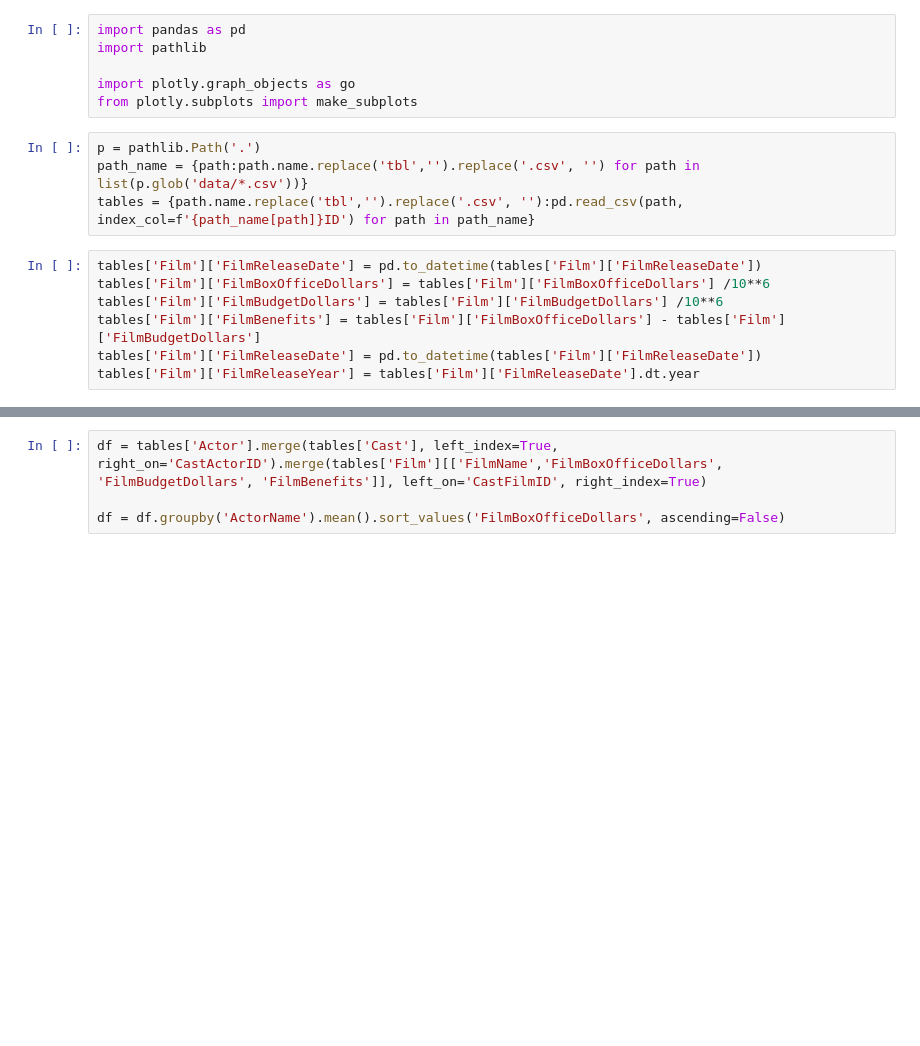
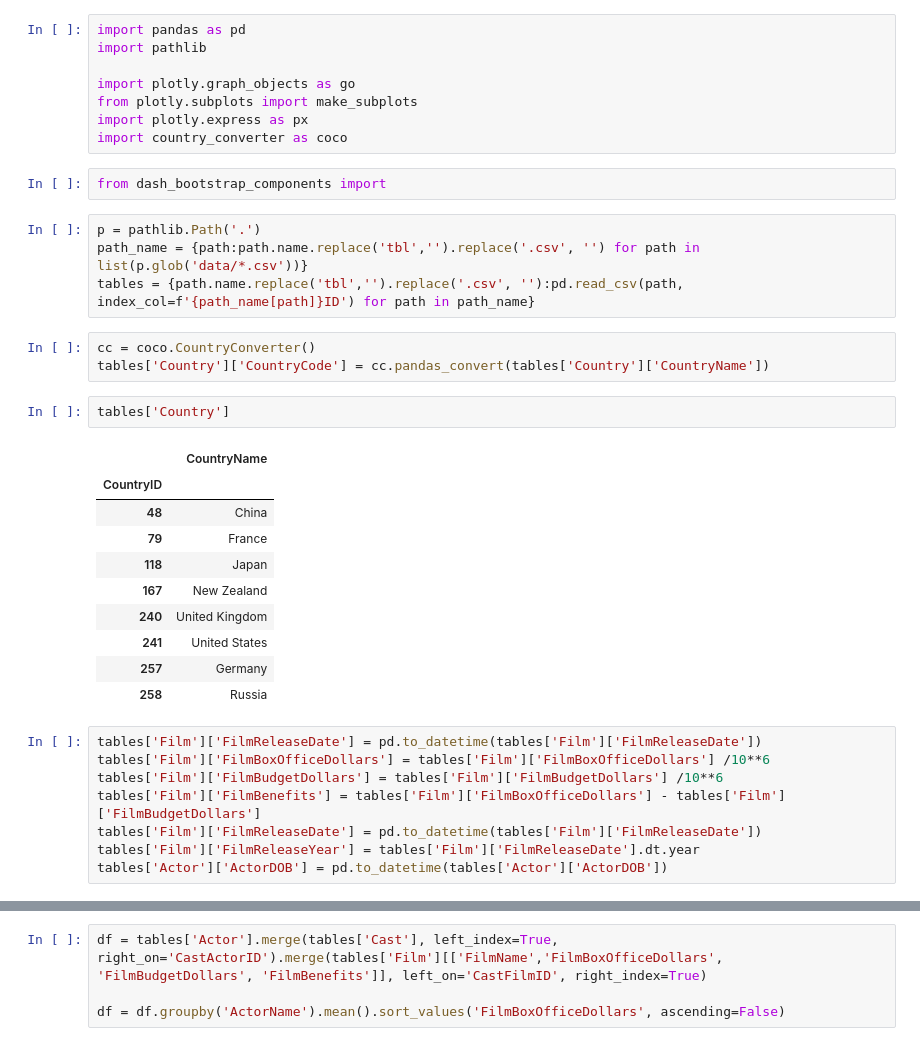
Before and after one commit to TeaZane74/blockbuster-analysis, a Jupyter notebook: src/explore_data.ipynb, the cells around one changed output, grey strips where cells are left out. Cells and saved outputs as stored; diff of their text form; blank space fills up the shorter version.

```diff
--- a/src/explore_data.ipynb
+++ b/src/explore_data.ipynb
@@ -4,10 +4,30 @@ import pathlib
 
 import plotly.graph_objects as go
 from plotly.subplots import make_subplots
+import plotly.express as px
+import country_converter as coco
+# %%
+from dash_bootstrap_components import
 # %%
 p = pathlib.Path('.')
 path_name = {path:path.name.replace('tbl','').replace('.csv', '') for path in list(p.glob('data/*.csv'))}
 tables = {path.name.replace('tbl','').replace('.csv', ''):pd.read_csv(path, index_col=f'{path_name[path]}ID') for path in path_name}
+# %%
+cc = coco.CountryConverter()
+tables['Country']['CountryCode'] = cc.pandas_convert(tables['Country']['CountryName'])
+# %%
+tables['Country']
+# %% [output]
+|  | CountryName |
+| CountryID |  |
+| 48 | China |
+| 79 | France |
+| 118 | Japan |
+| 167 | New Zealand |
+| 240 | United Kingdom |
+| 241 | United States |
+| 257 | Germany |
+| 258 | Russia |
 # %%
 tables['Film']['FilmReleaseDate'] = pd.to_datetime(tables['Film']['FilmReleaseDate'])
 tables['Film']['FilmBoxOfficeDollars'] = tables['Film']['FilmBoxOfficeDollars'] /10**6
@@ -15,3 +35,4 @@ tables['Film']['FilmBudgetDollars'] = tables['Film']['FilmBudgetDollars'] /10**6
 tables['Film']['FilmBenefits'] = tables['Film']['FilmBoxOfficeDollars'] - tables['Film']['FilmBudgetDollars']
 tables['Film']['FilmReleaseDate'] = pd.to_datetime(tables['Film']['FilmReleaseDate'])
 tables['Film']['FilmReleaseYear'] = tables['Film']['FilmReleaseDate'].dt.year
+tables['Actor']['ActorDOB'] = pd.to_datetime(tables['Actor']['ActorDOB'])
```
Also changed, not shown: parts of 10 cells of this notebook, 9 other files.
